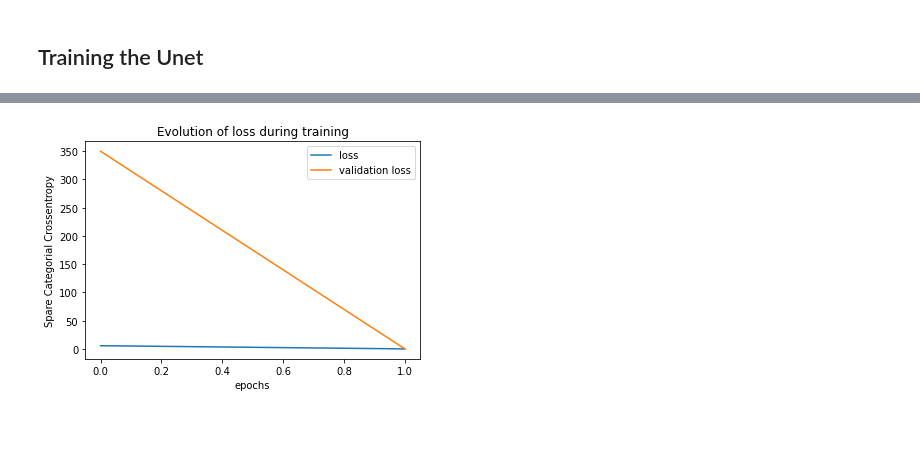
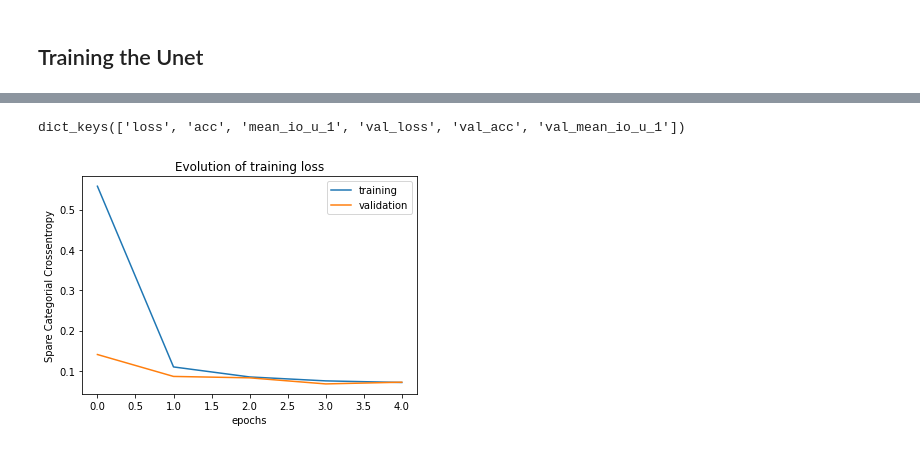
Before and after one commit to randomstructures/ExLSM-Image-Segmentation, a Jupyter notebook: 3D Unet/retrain0802/training.ipynb, the cells around one changed output, grey strips where cells are left out. Drawn from its saved outputs; the diff is of its cells as text; code cells hidden in the pictures.

Commit message:
visualize metrics and save model based on IoU

```diff
--- a/3D Unet/retrain0802/training.ipynb
+++ b/3D Unet/retrain0802/training.ipynb
@@ -202,11 +203,6 @@ ________________________________________________________________________________
 unet.compile(
     optimizer = tf.keras.optimizers.Adam(),
     #loss = model.weighted_categorical_crossentropy(class_weights=[1,40]),
-    loss = model.weighted_cce_dice_loss(num_classes=2, class_weights=[1,40], dice_weight=0.3),
+    loss = model.weighted_cce_dice_loss(class_weights=[1,40], dice_weight=0.3),
     metrics = ['acc', metrics.MeanIoU(num_classes=2)]
              )
-# %%
-history = unet.fit(trainingset, epochs=2, verbose=2,
-                   validation_data= testset,
-                   #callbacks=[tf.keras.callbacks.ModelCheckpoint('test.h5', save_best_only=True)],
-                   )
@@ -217,0 +209,9 @@ Epoch 2/2
+# %%
+history = unet.fit(trainingset, epochs=1,
+                   validation_data= testset,
+                   callbacks=[tf.keras.callbacks.ModelCheckpoint('test.h5', # Name of checkpoint file
+                                                                 save_best_only=True, # Wheter to save each epoch or only the best model according to a metric
+                                                                 monitor='val_mean_io_u_1', # Which quantity should be used for model selection
+                                                                 mode='max') # We want this metric to be as large as possible
+                              ],
+                   )
@@ -218,11 +220,17 @@ Epoch 2/2
+# %%
+#Print out the naming convention for loss and metrics used by keras
+history.history.keys()
+# %% [output]
+dict_keys(['loss', 'acc', 'mean_io_u_1', 'val_loss', 'val_acc', 'val_mean_io_u_1'])
 # %%
+# Plot the evolution of the training loss
 plt.figure()
 plt.plot(history.history['loss'])
 plt.plot(history.history['val_loss'])
-plt.legend(['loss','validation loss'])
-plt.title('Evolution of loss during training')
+plt.legend(['training','validation'])
+plt.title('Evolution of training loss')
 plt.xlabel('epochs')
 plt.ylabel('Spare Categorial Crossentropy')
 plt.savefig('3d_unet_test.png')
 # %% [output]
-[figure, old version]
+[figure, new version]
```
Also changed, not shown: parts of 13 cells of this notebook.
